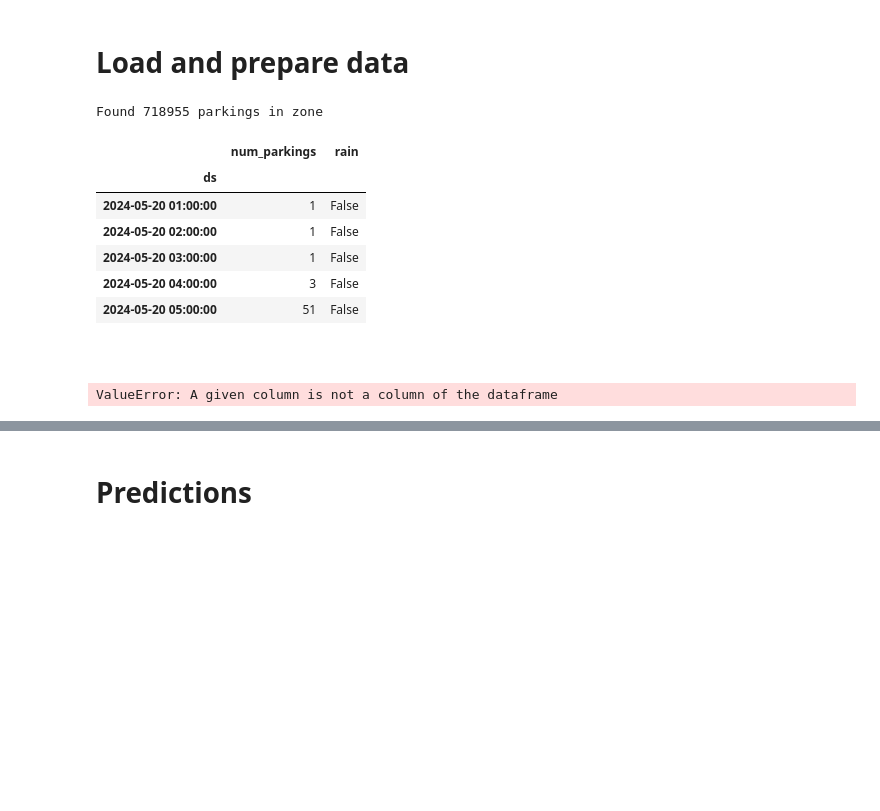
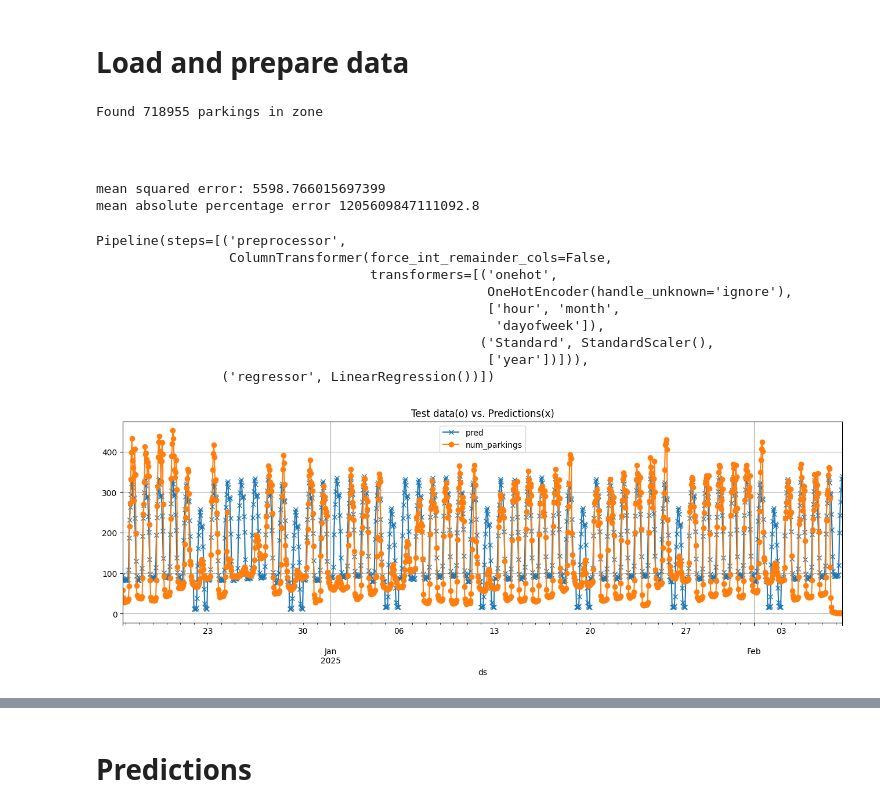
Before and after one commit to City-of-Turku/parkings-weather-correlation, a Jupyter notebook: scikit/linear_regression.ipynb, the cells around one changed output, grey strips where cells are left out. Drawn from its saved outputs; the diff is of its cells as text; code cells hidden in the pictures; blank space fills up the shorter version.

```diff
--- a/scikit/linear_regression.ipynb
+++ b/scikit/linear_regression.ipynb
@@ -34,31 +34,34 @@ hourly_parking = pd.merge(hourly_parking, df_temperature, on="ds", how='left')
 hourly_parking.head()
 df = hourly_parking.copy()
 df.set_index("ds", inplace=True)
+
 df_rain_train = pd.merge(hourly_parkings, df_rain, on="ds", how='left')
 df_rain_train.set_index("ds", inplace=True)
 
 df_temperature_train = pd.merge(hourly_parkings, df_temperature, on="ds", how='left')
 df_temperature_train.set_index("ds", inplace=True)
-df.head()
-df_rain_train.head()
 # %% [output]
 Found 718955 parkings in zone
-|  | num_parkings | rain |
-| ds |  |  |
-| 2024-05-20 01:00:00 | 1 | False |
-| 2024-05-20 02:00:00 | 1 | False |
-| 2024-05-20 03:00:00 | 1 | False |
-| 2024-05-20 04:00:00 | 3 | False |
-| 2024-05-20 05:00:00 | 51 | False |
 # %% [markdown]
 #
 # %%
 df = add_seasonability_columns(df)
-pipeline = get_pipeline()
+pipeline = get_pipeline(standard_columns=[YEAR])
 X_test, y_test = fit_model(pipeline, df, SEASONABILITY_COLUMNS)
 compare_test_with_predicition(pipeline, X_test, y_test)
 # %% [output]
-ValueError: A given column is not a column of the dataframe
+mean squared error: 5598.766015697399
+mean absolute percentage error 1205609847111092.8
+Pipeline(steps=[('preprocessor',
+                 ColumnTransformer(force_int_remainder_cols=False,
+                                   transformers=[('onehot',
+                                                  OneHotEncoder(handle_unknown='ignore'),
+                                                  ['hour', 'month',
+                                                   'dayofweek']),
+                                                 ('Standard', StandardScaler(),
+                                                  ['year'])])),
+                ('regressor', LinearRegression())])
+[figure, added]
 # %%
 df_rain_train = add_seasonability_columns(df_rain_train)
 pipeline_rain = get_pipeline(standard_columns=[YEAR, RAIN])
```
Also changed, not shown: parts of 4 cells of this notebook, 1 other file.
